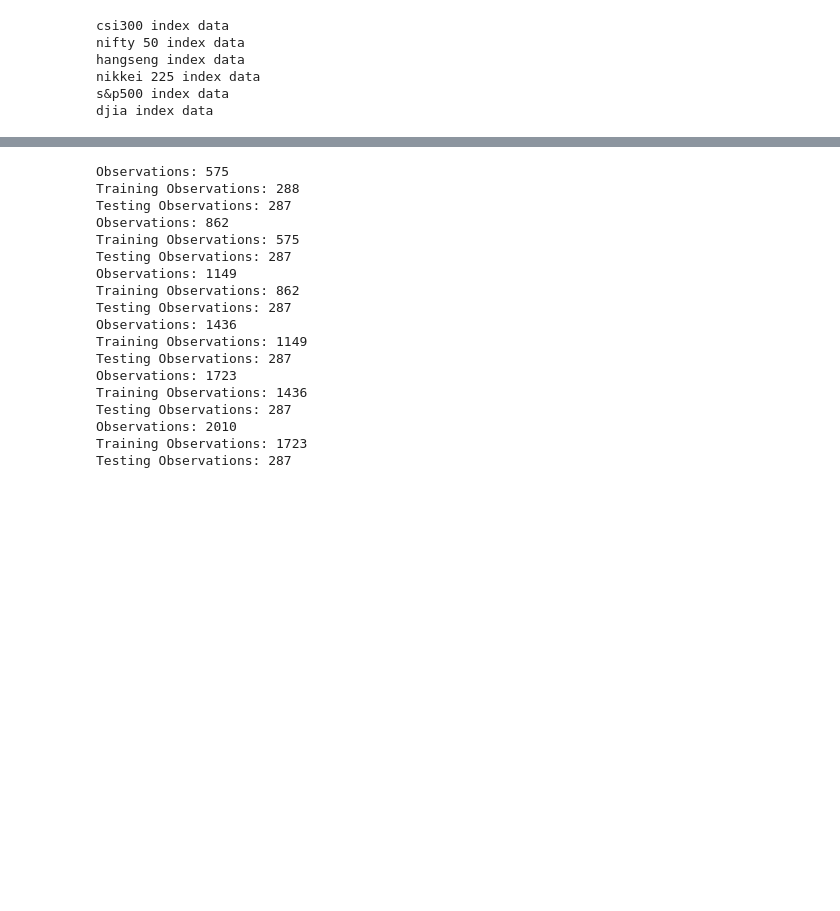
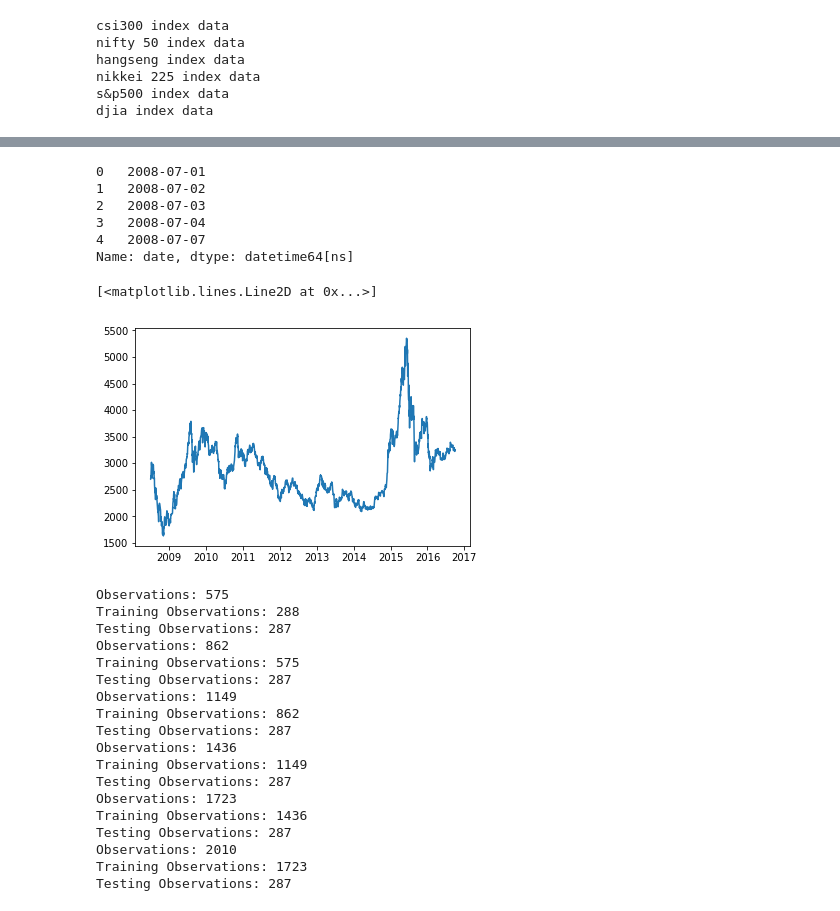
Before and after one commit to timothyyu/wsae-lstm, a Jupyter notebook: 1_data_preprocess.ipynb, the cells around one changed output, grey strips where cells are left out. Cells and saved outputs as stored; diff of their text form; code cells hidden in the pictures; blank space fills up the shorter version.

Commit message:
csci300 index date column to datetime object for mpl

```diff
--- a/1_data_preprocess.ipynb
+++ b/1_data_preprocess.ipynb
@@ -139,3 +160,20 @@ djia index data
+# %%
+# Convert date column to datetime object for matplotlib
+dict_dataframes_index['csi300 index data']['date'] = pd.to_datetime(dict_dataframes_index['csi300 index data']['date'].astype(str), format='%Y%m%d')
+# %%
+dict_dataframes_index['csi300 index data']['date'].head()
+# %% [output]
+0   2008-07-01
+1   2008-07-02
+2   2008-07-03
+3   2008-07-04
+4   2008-07-07
+Name: date, dtype: datetime64[ns]
+# %%
+plt.plot(dict_dataframes_index['csi300 index data']['date'],dict_dataframes_index['csi300 index data']['close'])
+# %% [output]
+[<matplotlib.lines.Line2D at 0x...>]
+[figure, added]
 # %%
 # Splitting data this particular way includes the previous observations into the next training set (TimeSeriesSplit)
 
```
Also changed, not shown: parts of 6 cells of this notebook.
